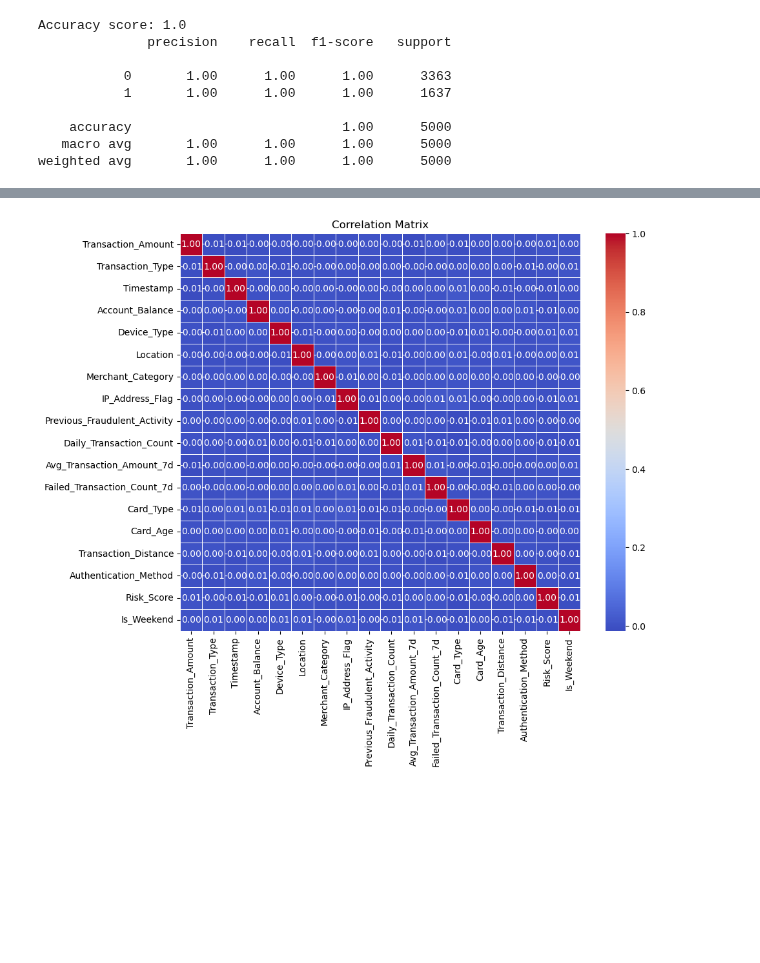
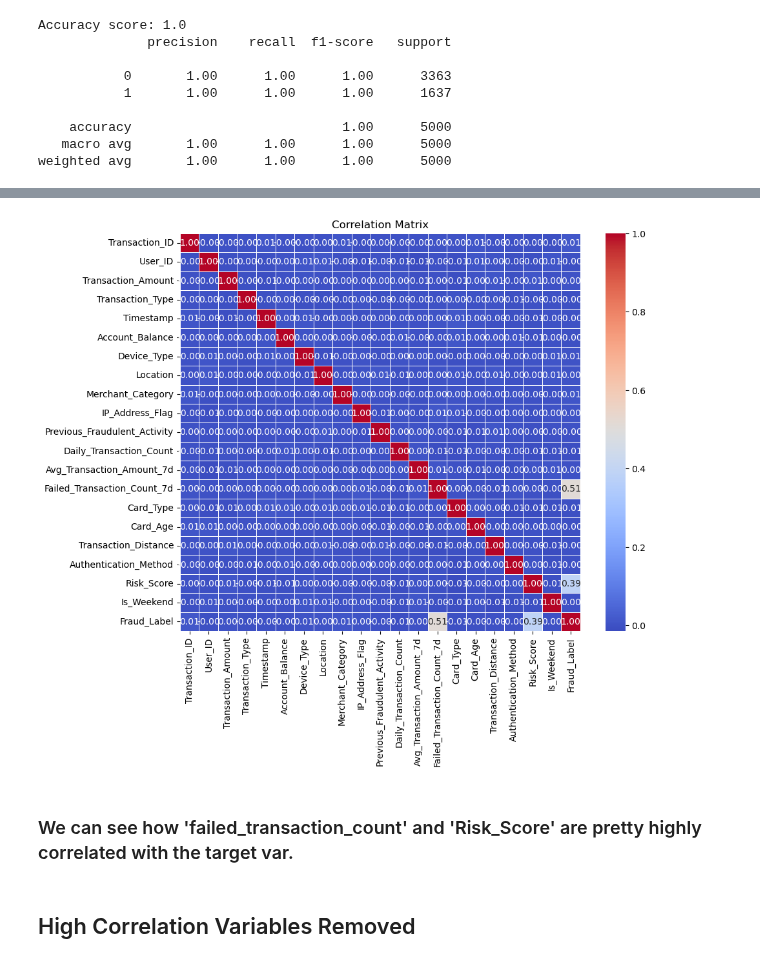
Before and after one commit to llouis01/Code-Gym, a Jupyter notebook: finance/fraud_analysis.ipynb, the cells around one changed output, grey strips where cells are left out. Drawn from its saved outputs; the diff is of its cells as text; code cells hidden in the pictures; blank space fills up the shorter version.

```diff
--- a/finance/fraud_analysis.ipynb
+++ b/finance/fraud_analysis.ipynb
@@ -54,0 +37,4 @@ corr_matrix = x_train.corr()
+# %%
+# reading whole data for visualization
+df = pd.read_csv(data)
+df.head()
@@ -55,7 +49,20 @@ corr_matrix = x_train.corr()
+# %%
+# encode cat variables for correlation matrix
+le = LE()
+for col in df.select_dtypes(include='object').columns:
+    df[col] = le.fit_transform(df[col])
 # %%
+# build correlation matrix
+corr_matrix = df.corr()
+
+# visualize and spot correlations
 plt.figure(figsize=(10, 8))  # Adjust the size of the plot
 sns.heatmap(corr_matrix, annot=True, cmap='coolwarm', fmt='.2f', linewidths=0.5)
 plt.title('Correlation Matrix')
 plt.show()
 # %% [output]
-[figure, old version]
+[figure, new version]
+# %% [markdown]
+### We can see how 'failed_transaction_count' and 'Risk_Score' are pretty highly correlated with the target var. ###
+# %% [markdown]
+## High Correlation Variables Removed ##
```
Also changed, not shown: parts of 10 cells of this notebook, 1 other file.
